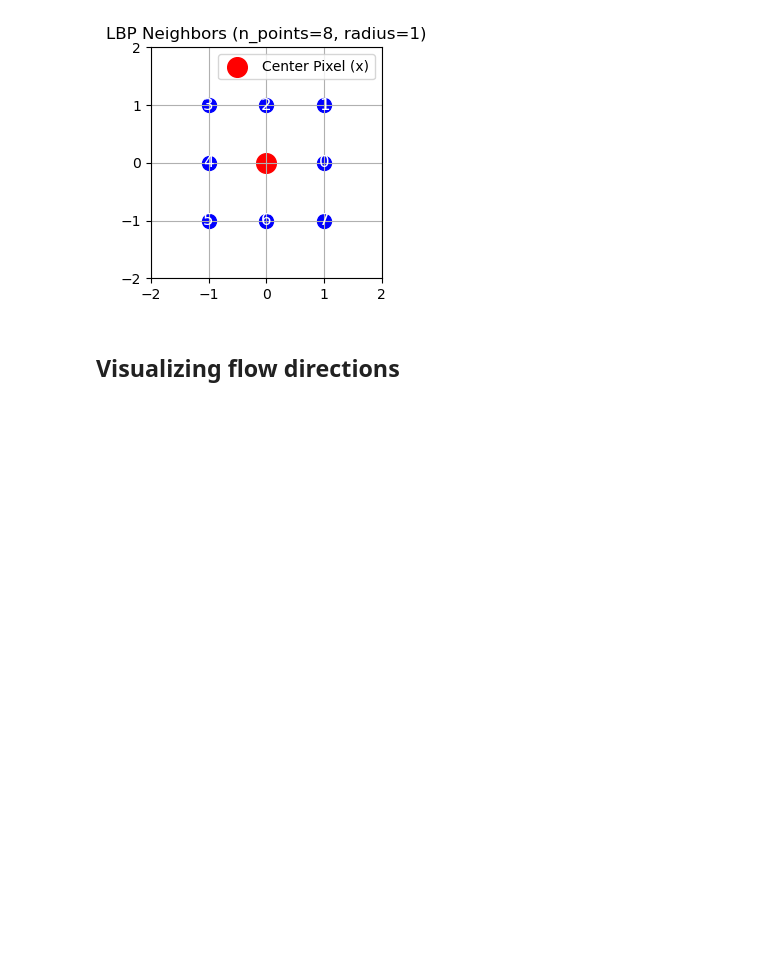
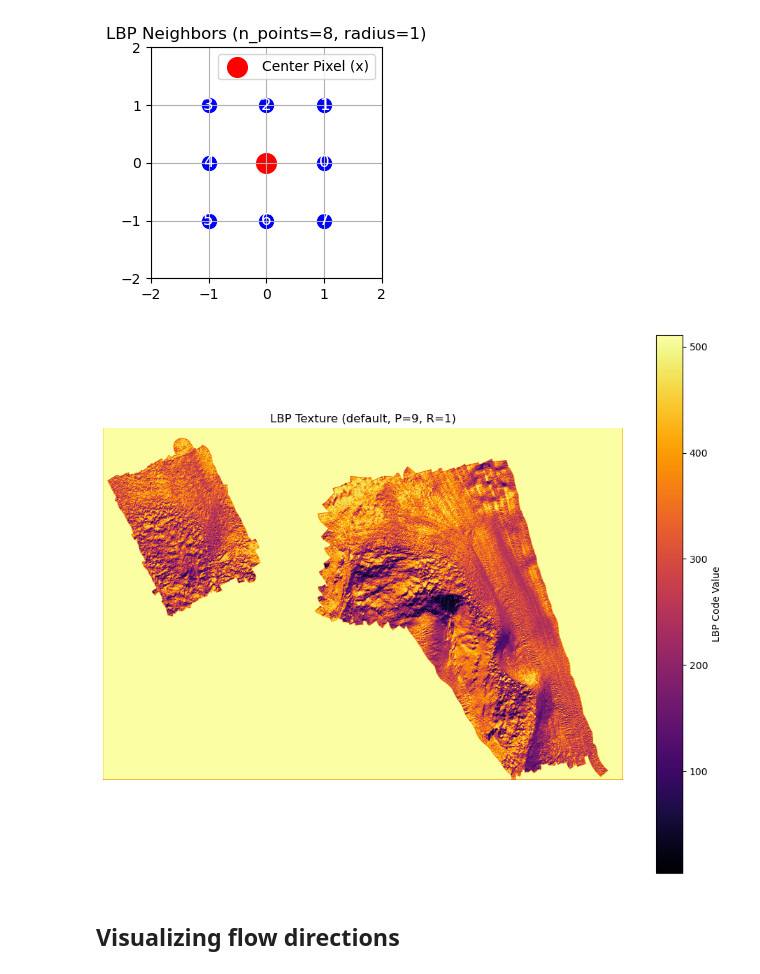
Before and after one commit to ajgeglio/arcpy-dem-processing, a Jupyter notebook: notebooks/visualizing_products.ipynb, the cells around one changed output. Cells and saved outputs as stored; diff of their text form; code cells hidden in the pictures; blank space fills up the shorter version.

```diff
--- a/notebooks/visualizing_products.ipynb
+++ b/notebooks/visualizing_products.ipynb
@@ -27,9 +26,11 @@ plotter.plot_lbp_neighbors(n_points=8, radius=1)
 # %%
 n_points = 9
 radius = 1
 method = 'default'  # or 'uniform', 'nri_uniform', 'ror'
 # Generate LBP heatmap
-# plotter.generate_lbp_heatmap(n_points, radius, method=method, save_fig=False, show=True)
+plotter.generate_lbp_heatmap(n_points, radius, method=method, save_fig=False, show=True)
+# %% [output]
+[figure, added]
 # %% [markdown]
 ## Visualizing flow directions
 # %%
```
Also changed, not shown: parts of 1 cell of this notebook, 1 other file.
